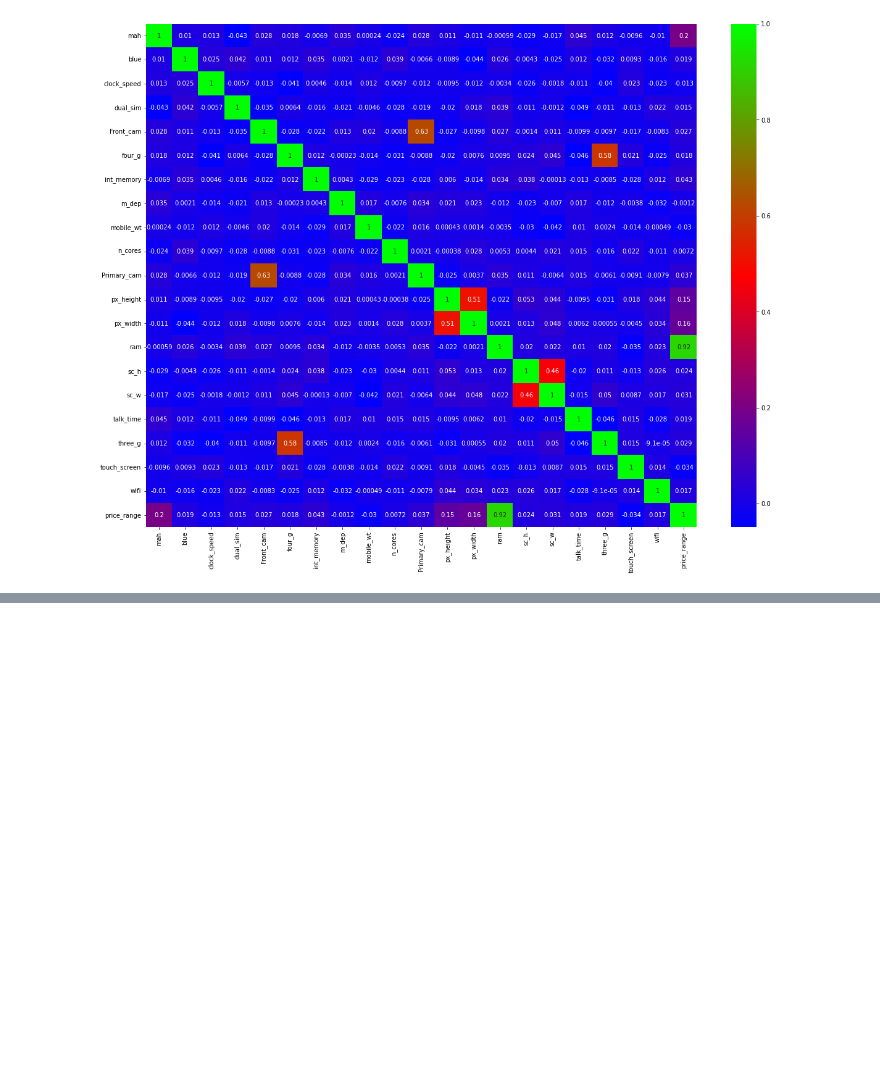
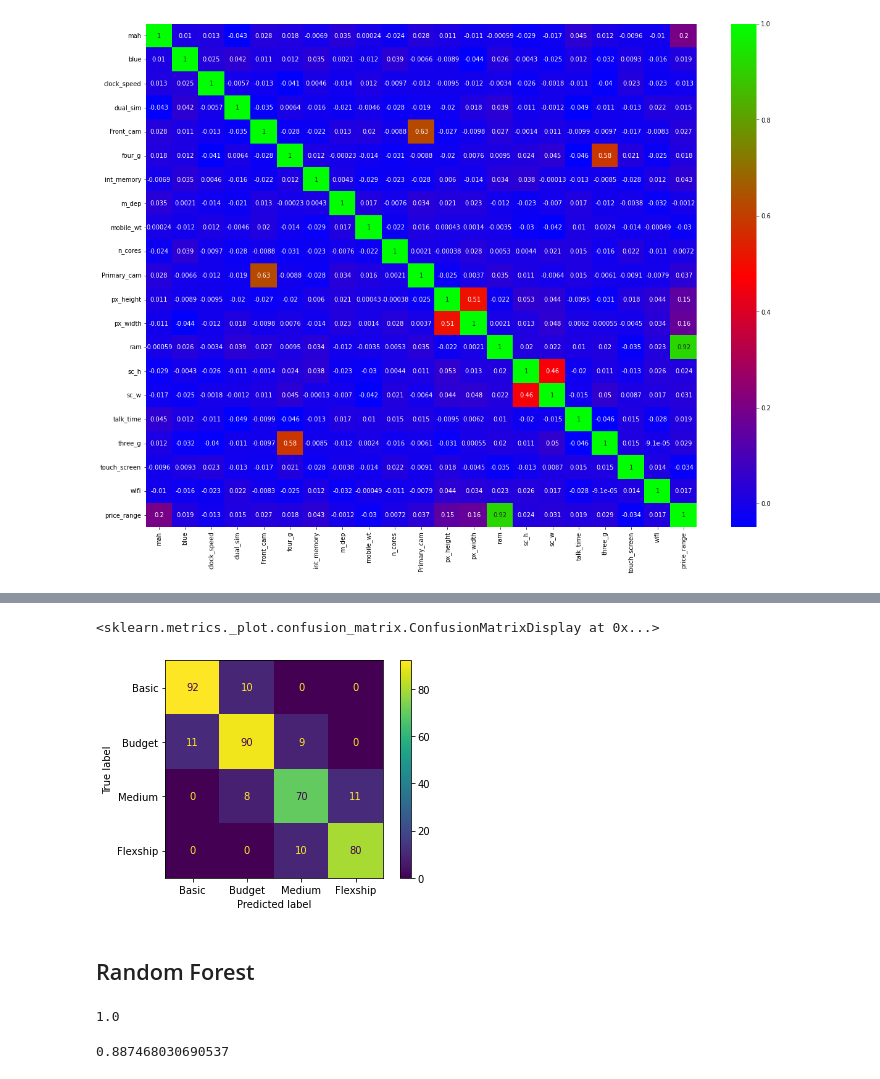
Before and after one commit to tarun422/Mobile-Price-Range-Prediction, a Jupyter notebook: Mobile_Price_Range_Prediction.ipynb, the cells around one changed output, grey strips where cells are left out. Saved outputs shown, nothing was run; the diff lists cells and outputs as text; code cells hidden in the pictures; blank space fills up the shorter version.

```diff
--- a/Mobile_Price_Range_Prediction.ipynb
+++ b/Mobile_Price_Range_Prediction.ipynb
@@ -859,0 +1119,13 @@ sns.heatmap(corr,annot=True,cmap='brg')
+# %%
+# paramter grid values for hyperparameter tunning.
+
+grid_values={'criterion':['gini','entropy'],
+             'max_depth':[2,3,4,5,6,7,8,9,10,11,12],
+             'splitter':['best','random'],
+             'min_samples_split':[3,5,7,9],
+             'max_features':['auto','sqrt','log2',None]}
+# %%
+# import GridSearchCv from model selection
+from sklearn.model_selection import GridSearchCV
+dt_tune=GridSearchCV(dt,param_grid=grid_values,cv=5,scoring='accuracy',verbose=3)
+dt_tune.fit(x_train,y_train)
@@ -859,0 +1165,11 @@ sns.heatmap(corr,annot=True,cmap='brg')
+# %%
+dt_best=DecisionTreeClassifier(criterion='entropy',max_depth= 8,max_features= None,min_samples_split= 3,splitter= 'best')
+dt_best.fit(x_train,y_train)
+
+# predict on training data
+
+y_train_pred=dt_best.predict(x_train)
+
+# predict on test data
+
+y_pred=dt_best.predict(x_test)
@@ -859,0 +1210,7 @@ sns.heatmap(corr,annot=True,cmap='brg')
+# %%
+plot_confusion_matrix(dt_best ,x_test,y_test,display_labels=['Basic','Budget', 'Medium', 'Flexship'])
+# %% [output]
+<sklearn.metrics._plot.confusion_matrix.ConfusionMatrixDisplay at 0x...>
+[figure, added]
+# %% [markdown]
+## Random Forest
@@ -859,0 +1237,8 @@ sns.heatmap(corr,annot=True,cmap='brg')
+# %%
+accuracy_score(y_train,y_train_pred)
+# %% [output]
+1.0
+# %%
+accuracy_score(y_test,y_pred)
+# %% [output]
+0.887468030690537
```
Also changed, not shown: parts of 46 cells of this notebook.
